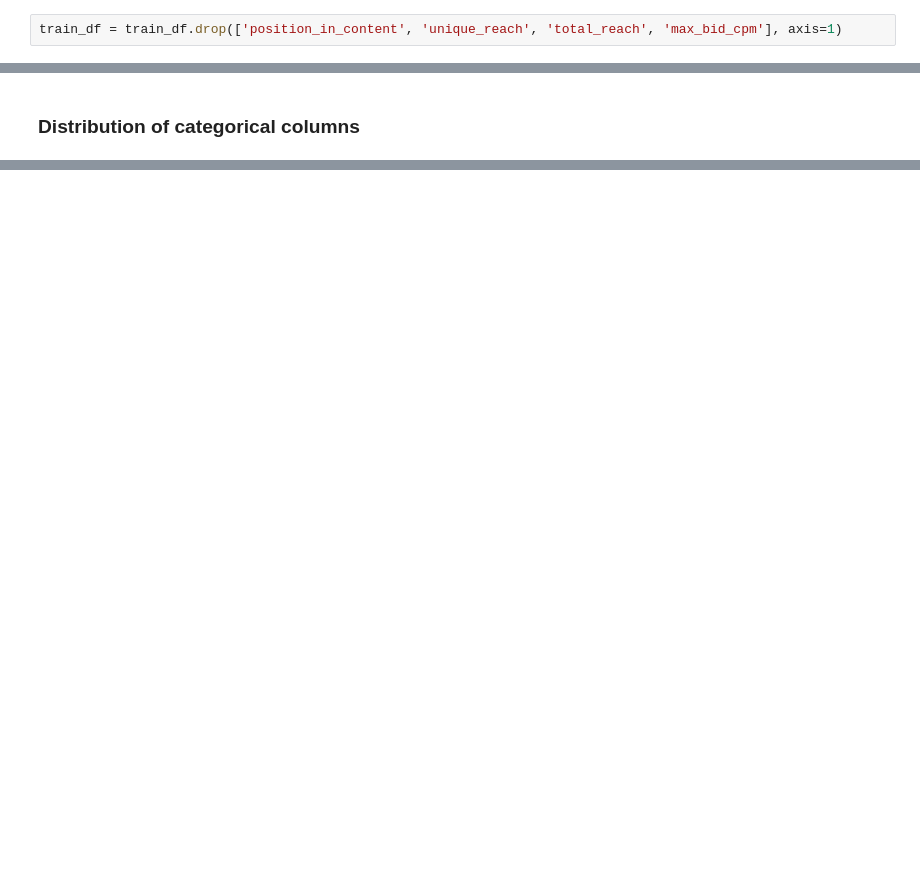
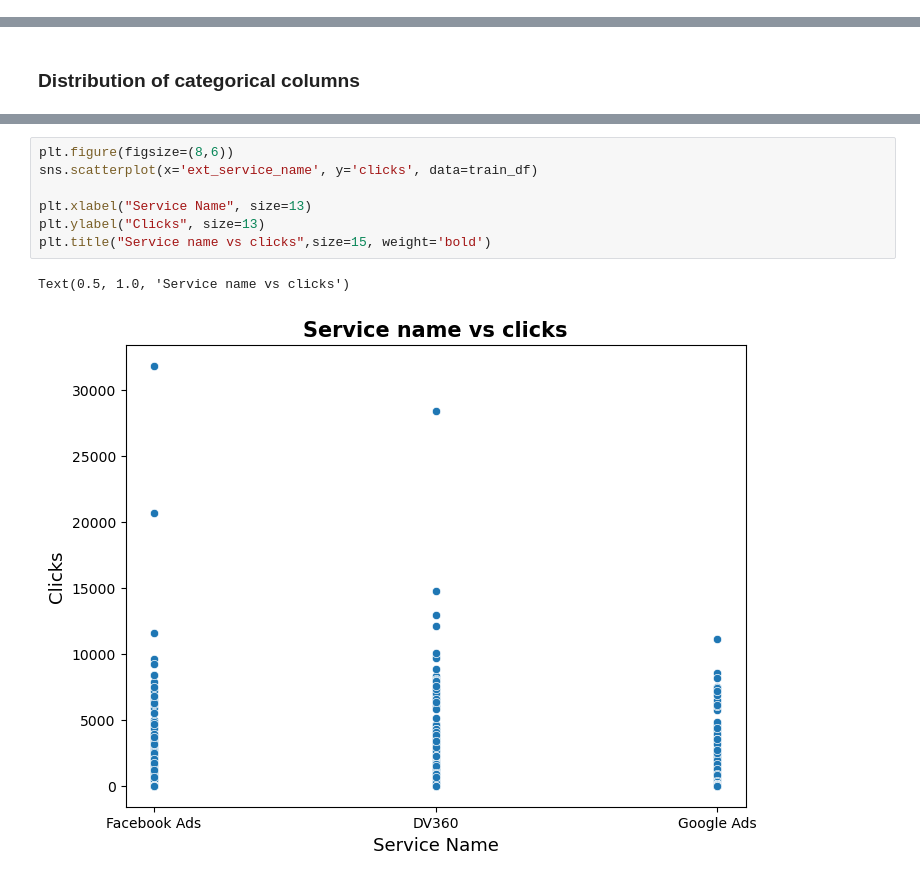
Before and after one commit to atabak-alishiri/marketing-campaign-predictor, a Jupyter notebook: analysis.ipynb, the cells around one changed output, grey strips where cells are left out. Drawn from its saved outputs; the diff is of its cells as text; blank space fills up the shorter version.

```diff
--- a/analysis.ipynb
+++ b/analysis.ipynb
@@ -48,8 +77,6 @@ dtypes: float64(11), int64(10), object(14)
 memory usage: 14.0+ MB
 # %% [markdown]
 ### Dropping the features with many nulls
-# %%
-train_df = train_df.drop(['position_in_content', 'unique_reach', 'total_reach', 'max_bid_cpm'], axis=1)
 # %%
 train_df.describe()
 # %% [output]
@@ -162,0 +193,10 @@ categorical_cols_dist
+# %%
+plt.figure(figsize=(8,6))
+sns.scatterplot(x='ext_service_name', y='clicks', data=train_df)
+
+plt.xlabel("Service Name", size=13)
+plt.ylabel("Clicks", size=13)
+plt.title("Service name vs clicks",size=15, weight='bold')
+# %% [output]
+Text(0.5, 1.0, 'Service name vs clicks')
+[figure, added]
```
Also changed, not shown: parts of 13 cells of this notebook.
